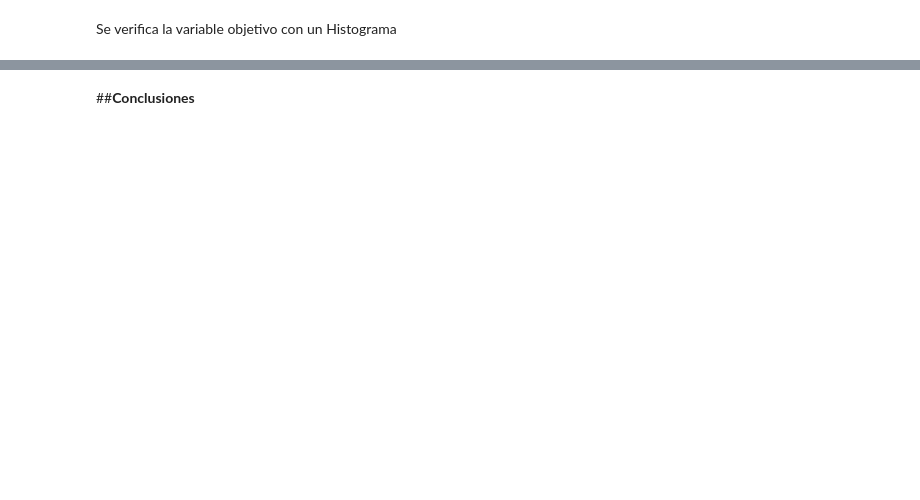
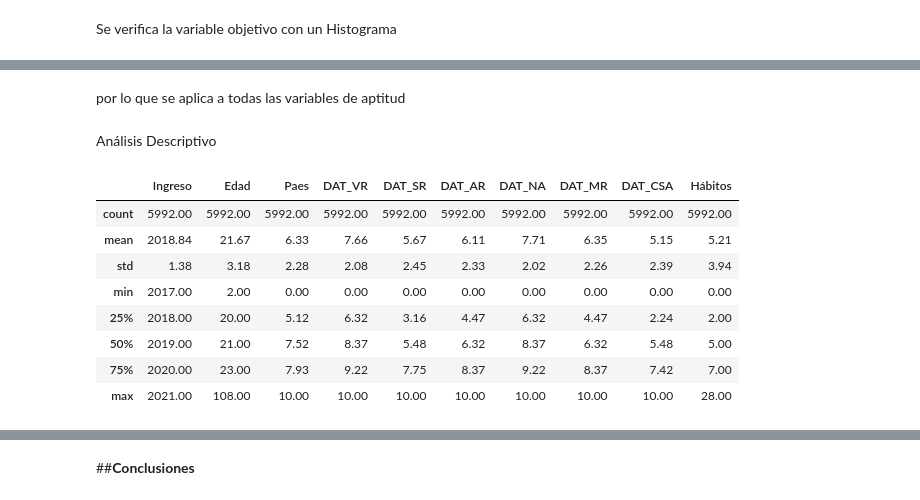
Before and after one commit to MarvinLopezOsorio/AnaliticaPredictiva_TrabajoFinal, a Jupyter notebook: Trabajo Final.ipynb, the cells around one changed output, grey strips where cells are left out. Cells and saved outputs as stored; diff of their text form; code cells hidden in the pictures; blank space fills up the shorter version.

```diff
--- a/Trabajo Final.ipynb
+++ b/Trabajo Final.ipynb
@@ -208,0 +247,2 @@ Se tiene más Aprobados que Reprobados, y es cercano al doble
+# %% [markdown]
+por lo que se aplica a todas las variables de aptitud
@@ -208,0 +256,14 @@ Se tiene más Aprobados que Reprobados, y es cercano al doble
+# %% [markdown]
+Análisis Descriptivo
+# %%
+round(datos.select_dtypes(include=["float64", "int"]).describe(),2)
+# %% [output]
+|  | Ingreso | Edad | Paes | DAT_VR | DAT_SR | DAT_AR | DAT_NA | DAT_MR | DAT_CSA | Hábitos |
+| count | 5992.00 | 5992.00 | 5992.00 | 5992.00 | 5992.00 | 5992.00 | 5992.00 | 5992.00 | 5992.00 | 5992.00 |
+| mean | 2018.84 | 21.67 | 6.33 | 7.66 | 5.67 | 6.11 | 7.71 | 6.35 | 5.15 | 5.21 |
+| std | 1.38 | 3.18 | 2.28 | 2.08 | 2.45 | 2.33 | 2.02 | 2.26 | 2.39 | 3.94 |
+| min | 2017.00 | 2.00 | 0.00 | 0.00 | 0.00 | 0.00 | 0.00 | 0.00 | 0.00 | 0.00 |
+| 25% | 2018.00 | 20.00 | 5.12 | 6.32 | 3.16 | 4.47 | 6.32 | 4.47 | 2.24 | 2.00 |
+| 50% | 2019.00 | 21.00 | 7.52 | 8.37 | 5.48 | 6.32 | 8.37 | 6.32 | 5.48 | 5.00 |
+| 75% | 2020.00 | 23.00 | 7.93 | 9.22 | 7.75 | 8.37 | 9.22 | 8.37 | 7.42 | 7.00 |
+| max | 2021.00 | 108.00 | 10.00 | 10.00 | 10.00 | 10.00 | 10.00 | 10.00 | 10.00 | 28.00 |
```
Also changed, not shown: parts of 23 cells of this notebook.
